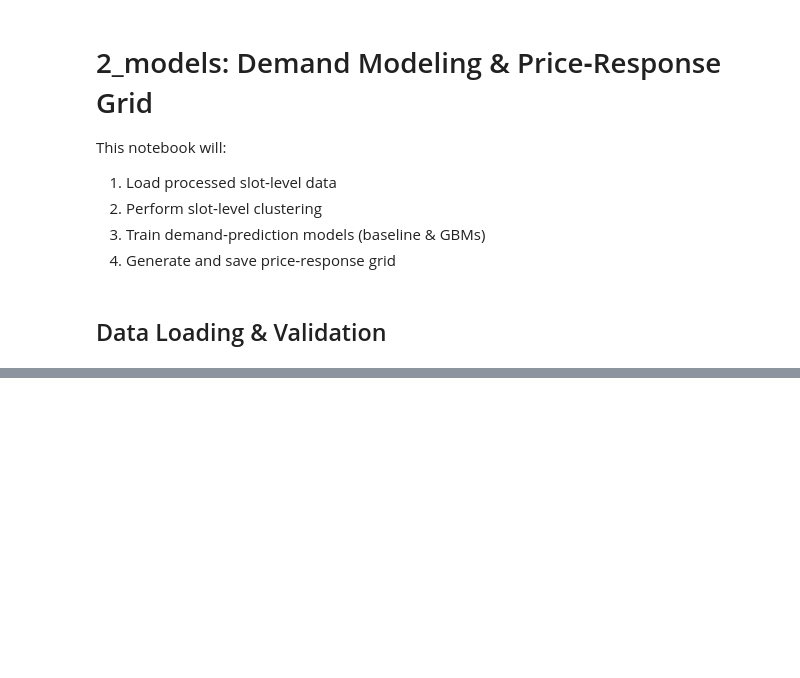
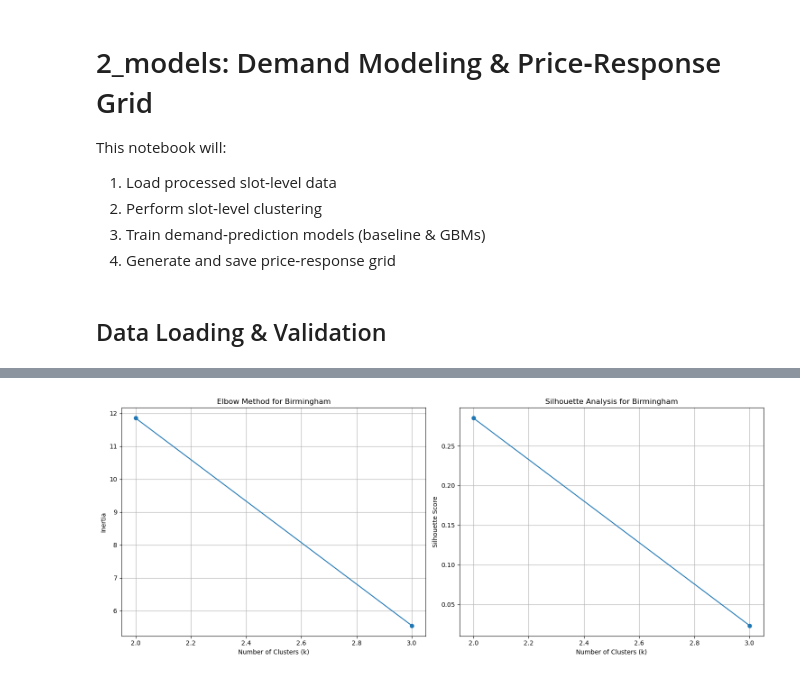
Before and after one commit to mcarvalhosa/Clays_LondonLAB_Project, a Jupyter notebook: code/2_models.ipynb, the cells around one changed output, grey strips where cells are left out. Cells and saved outputs as stored; diff of their text form; code cells hidden in the pictures; blank space fills up the shorter version.

```diff
--- a/code/2_models.ipynb
+++ b/code/2_models.ipynb
@@ -34,2 +31,4 @@ GRID_PATH    = "../data/processed/price_response_grid.csv"
+# %%
+PATH = "/Users/arvindpuri/Clays_LondonLAB_Project/data/processed/"
 # %% [markdown]
 ## Data Loading & Validation
@@ -89,7 +34,0 @@ X = df_slot[["booking_rate",
-# %%
-inertias, silhouettes = [], []
-K = range(2,11)
-for k in K:
-    km = KMeans(n_clusters=k, random_state=42).fit(X)
-    inertias.append(km.inertia_)
-    silhouettes.append(silhouette_score(X, km.labels_))
@@ -267,0 +35,5 @@ print(f"✅ Wrote clusters to {CLUSTER_CSV}")
+# %%
+# load slot-level file
+booking_db = pd.read_parquet(PATH + "booking_master_db.parquet")
+
+booking_db.head()
@@ -267,0 +49,5 @@ print(f"✅ Wrote clusters to {CLUSTER_CSV}")
+# %%
+# Get unique venues
+venues = booking_db['Venue Name'].unique()
+print(f"Venues to analyze: {venues}")
+print(f"Number of venues: {len(venues)}")
@@ -267,0 +132,78 @@ print(f"✅ Wrote clusters to {CLUSTER_CSV}")
+# %%
+# Find optimal k for each venue
+for venue, results in venue_results.items():
+    print(f"\n{'='*50}")
+    print(f"Finding optimal k for: {venue}")
+    print(f"{'='*50}")
+
+    feature_matrix = results['features']
+
+    # Fix: Convert all column names to strings
+    feature_matrix.columns = feature_matrix.columns.astype(str)
+
+    # Check if we have enough samples for clustering
+    n_samples = len(feature_matrix)
+    print(f"Number of samples: {n_samples}")
+
+    if n_samples < 4:
+        print(f"WARNING: {venue} has only {n_samples} samples. Skipping clustering.")
+        results['warning'] = f"Too few samples ({n_samples}) for clustering"
+        continue
+
+    # Scale features
+    scaler = StandardScaler()
+    features_scaled = scaler.fit_transform(feature_matrix)
+
+    # Adjust k_range based on sample size
+    max_k = min(8, n_samples - 1)  # k must be less than n_samples
+    k_range = range(2, max_k + 1)
+
+    print(f"Testing k values from 2 to {max_k}")
+
+    inertias = []
+    silhouette_scores = []
+
+    for k in k_range:
+        kmeans = KMeans(n_clusters=k, random_state=42, n_init=10)
+        kmeans.fit(features_scaled)
+        inertias.append(kmeans.inertia_)
+
+        # Only calculate silhouette score if k < n_samples
+        if k < n_samples:
+            silhouette_scores.append(silhouette_score(features_scaled, kmeans.labels_))
+        else:
+            silhouette_scores.append(np.nan)
+
+    # Plot results
+    fig, (ax1, ax2) = plt.subplots(1, 2, figsize=(15, 6))
+
+    ax1.plot(k_range, inertias, marker='o')
+    ax1.set_xlabel('Number of Clusters (k)')
+    ax1.set_ylabel('Inertia')
+    ax1.set_title(f'Elbow Method for {venue}')
+    ax1.grid(True)
+
+    # Plot silhouette scores (excluding NaN values)
+    valid_scores = [(k, s) for k, s in zip(k_range, silhouette_scores) if not np.isnan(s)]
+    if valid_scores:
+        valid_k, valid_scores = zip(*valid_scores)
+        ax2.plot(valid_k, valid_scores, marker='o')
+
+    ax2.set_xlabel('Number of Clusters (k)')
+    ax2.set_ylabel('Silhouette Score')
+    ax2.set_title(f'Silhouette Analysis for {venue}')
+    ax2.grid(True)
+
+    plt.tight_layout()
+    plt.show()
+
+    # Store scaler and metrics for later use
+    results['scaler'] = scaler
+    results['features_scaled'] = features_scaled
+    results['k_metrics'] = {
+        'k_range': k_range,
+        'inertias': inertias,
+        'silhouette_scores': silhouette_scores,
+        'max_k': max_k
+    }
+# %% [output]
@@ -267,0 +215 @@ print(f"✅ Wrote clusters to {CLUSTER_CSV}")
+[figure, added]
```
Also changed, not shown: parts of 28 cells of this notebook, 7 other files.
